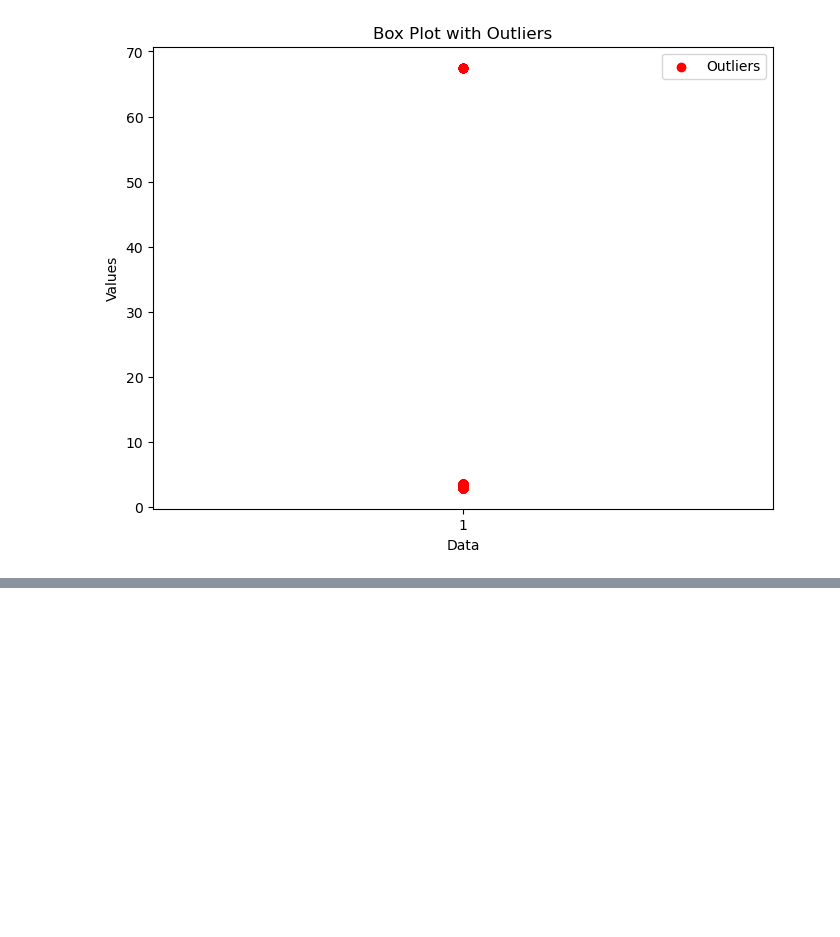
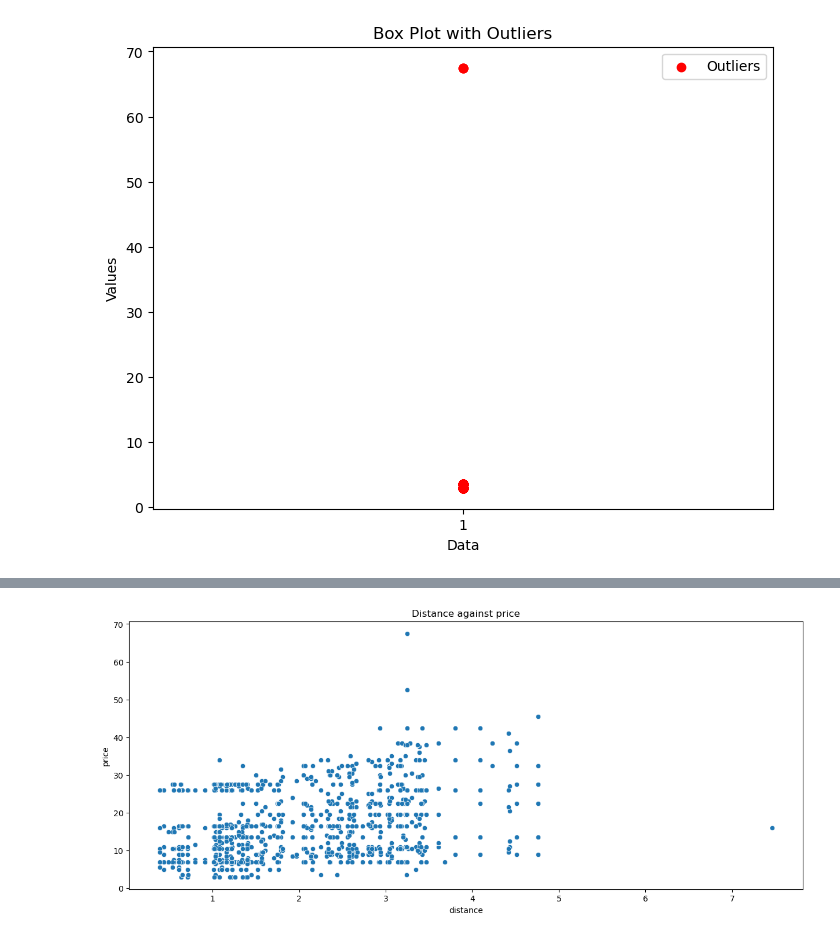
Before and after one commit to martin-ngugi/Group3_project, a Jupyter notebook: index.ipynb, the cells around one changed output, grey strips where cells are left out. Saved outputs shown, nothing was run; the diff lists cells and outputs as text; code cells hidden in the pictures; blank space fills up the shorter version.

```diff
--- a/index.ipynb
+++ b/index.ipynb
@@ -354,0 +359,10 @@ memory usage: 3.7 MB
+# %%
+import seaborn as sns
+
+plt.figure(figsize=(15, 6))
+ax = sns.scatterplot(x='distance',y='price',data=dummy_df)
+ax.set_title("Distance against price")
+ax.set_xlabel('distance')
+ax.set_ylabel('price');
+# %% [output]
+[figure, added]
```
Also changed, not shown: parts of 12 cells of this notebook.
